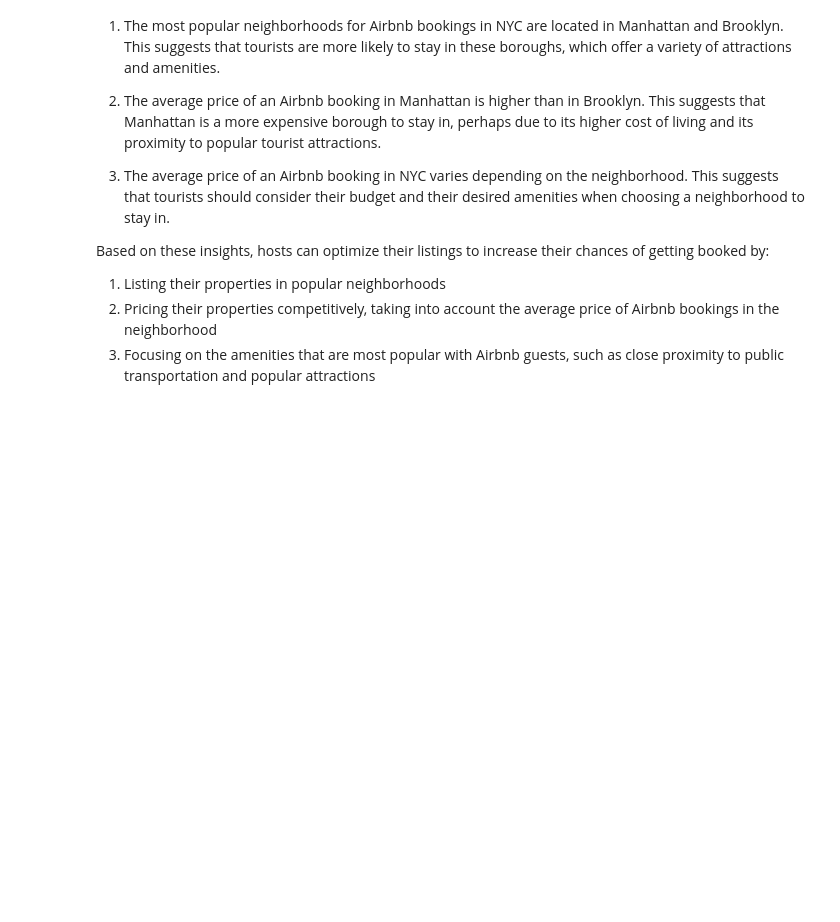
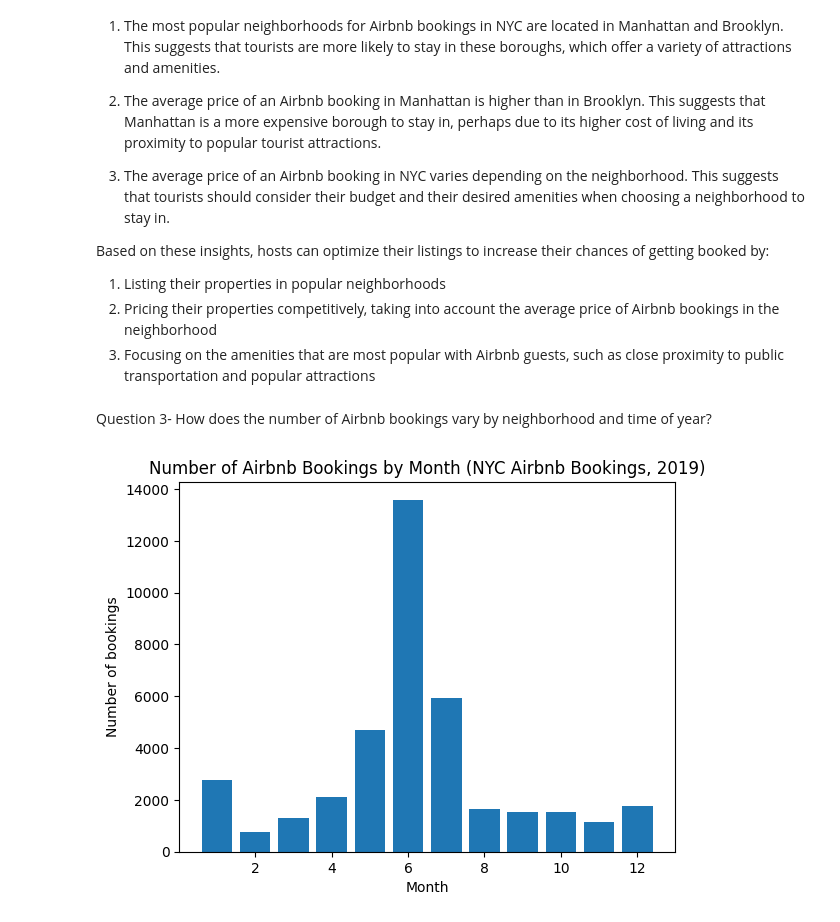
Before and after one commit to shashank-s99/Capstone-project---EDA---AirBnb-Bookings-Analysis, a Jupyter notebook: Individual_notebook_EDA.ipynb, the cells around one changed output. Drawn from its saved outputs; the diff is of its cells as text; code cells hidden in the pictures; blank space fills up the shorter version.

```diff
--- a/Individual_notebook_EDA.ipynb
+++ b/Individual_notebook_EDA.ipynb
@@ -348,3 +348,29 @@ Based on these insights, hosts can optimize their listings to increase their cha
 1. Listing their properties in popular neighborhoods
 2. Pricing their properties competitively, taking into account the average price of Airbnb bookings in the neighborhood
 3. Focusing on the amenities that are most popular with Airbnb guests, such as close proximity to public transportation and popular attractions
+# %% [markdown]
+Question 3- How does the number of Airbnb bookings vary by neighborhood and time of year?
+# %%
+# Converting the "last_review" column to a datetime object
+df['last_review'] = pd.to_datetime(df['last_review'])
+
+# Extracting the month from the "last_review" column
+df['month'] = df['last_review'].dt.month
+
+# Calculating the number of Airbnb bookings for each month and neighborhood
+num_bookings_by_month_and_neighborhood = df.groupby(['month', 'neighbourhood'])['id'].count()
+
+# Unstacking the DataFrame
+num_bookings_by_month_and_neighborhood = num_bookings_by_month_and_neighborhood.unstack()
+
+# Converting the DataFrame to a Series
+num_bookings_by_month_and_neighborhood = num_bookings_by_month_and_neighborhood.sum(axis=1)
+# %%
+# Visualizing the results by plotting bar chart
+plt.bar(num_bookings_by_month_and_neighborhood.index, num_bookings_by_month_and_neighborhood.values)
+plt.xlabel('Month')
+plt.ylabel('Number of bookings')
+plt.title('Number of Airbnb Bookings by Month (NYC Airbnb Bookings, 2019)')
+plt.show()
+# %% [output]
+[figure, added]
```
Also changed, not shown: parts of 6 cells of this notebook.
